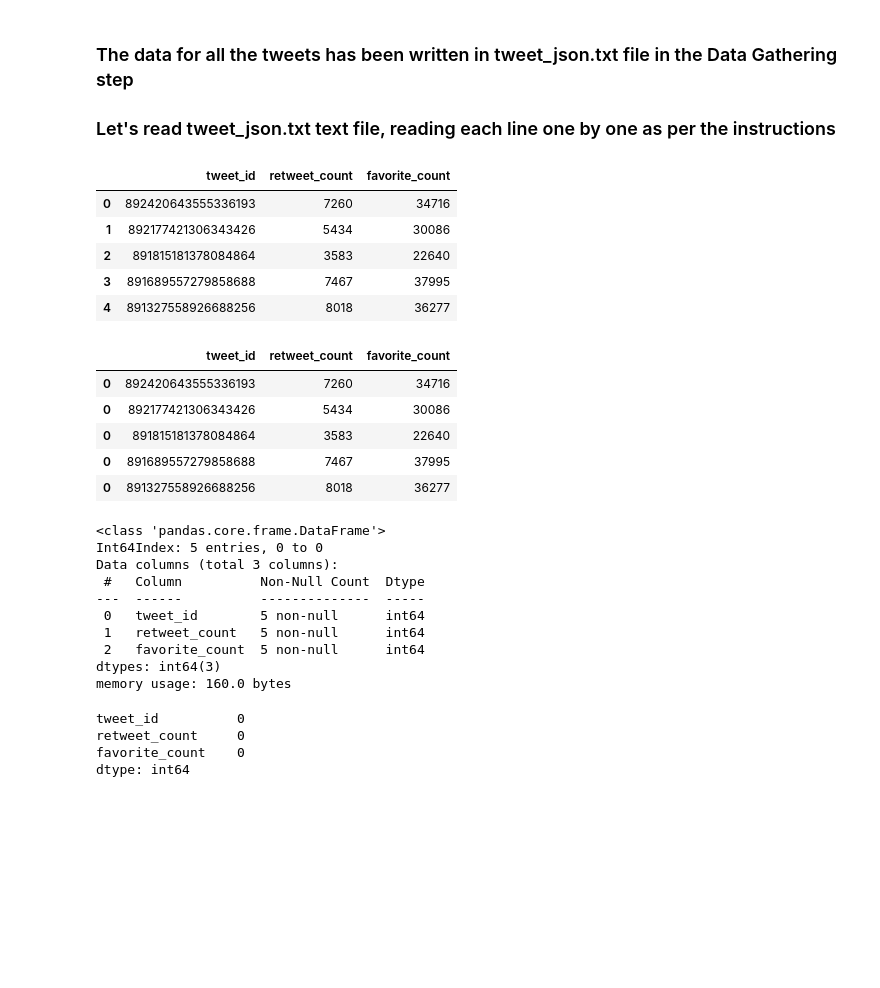
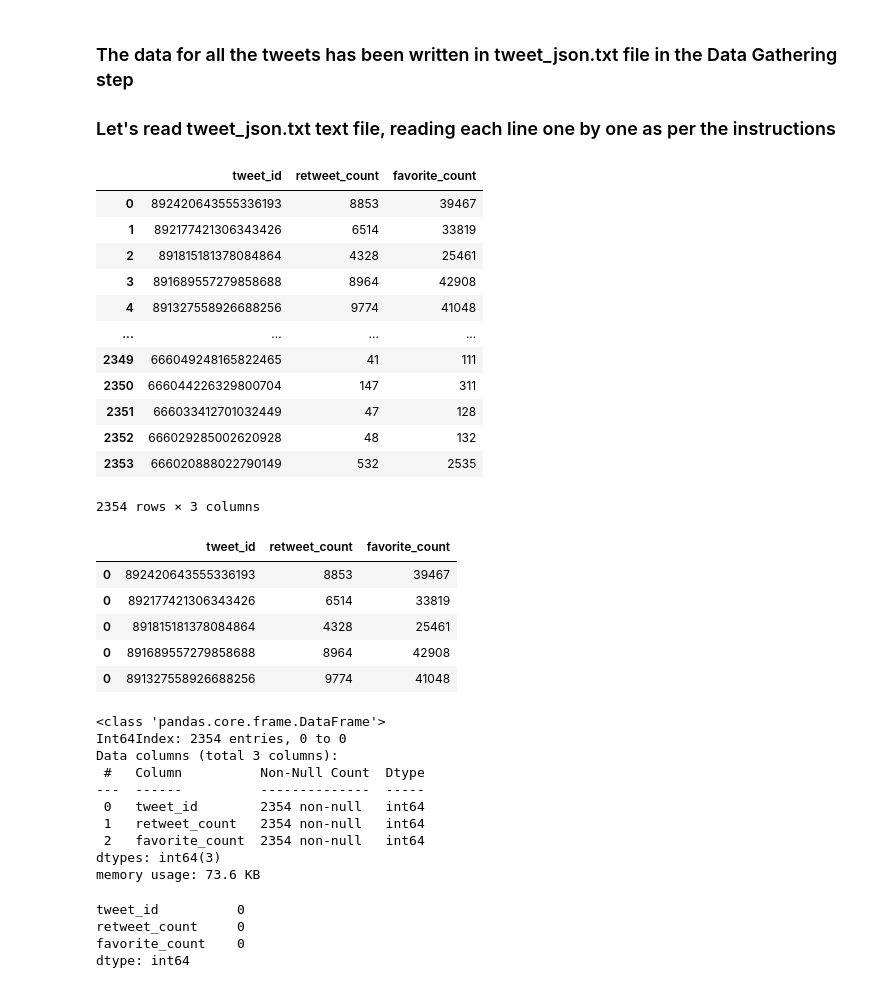
Before and after one commit to preaa/DataWrangling, a Jupyter notebook: Wrangle_act.ipynb, the cells around one changed output. Saved outputs shown, nothing was run; the diff lists cells and outputs as text; code cells hidden in the pictures; blank space fills up the shorter version.

```diff
--- a/Wrangle_act.ipynb
+++ b/Wrangle_act.ipynb
@@ -288,45 +291,52 @@ for i in wrongNames:
 # %%
 dfTweepy = pd.DataFrame()
 
-with open ('tweet_json.txt') as file:
+with open ('tweet-json.txt') as file:
     for line in file:
         status = json.loads(line)
         tweet_id = status['id']
         retweet_count = status['retweet_count']
         favorite_count = status['favorite_count']
         dfTweepy = dfTweepy.append(pd.DataFrame([[tweet_id, retweet_count, favorite_count]],
                         columns = ['tweet_id', 'retweet_count', \
                                    'favorite_count']))
 dfTweepy.reset_index(drop=True)
 # %% [output]
 |  | tweet_id | retweet_count | favorite_count |
-| 0 | 892420643555336193 | 7260 | 34716 |
-| 1 | 892177421306343426 | 5434 | 30086 |
-| 2 | 891815181378084864 | 3583 | 22640 |
-| 3 | 891689557279858688 | 7467 | 37995 |
-| 4 | 891327558926688256 | 8018 | 36277 |
+| 0 | 892420643555336193 | 8853 | 39467 |
+| 1 | 892177421306343426 | 6514 | 33819 |
+| 2 | 891815181378084864 | 4328 | 25461 |
+| 3 | 891689557279858688 | 8964 | 42908 |
+| 4 | 891327558926688256 | 9774 | 41048 |
+| ... | ... | ... | ... |
+| 2349 | 666049248165822465 | 41 | 111 |
+| 2350 | 666044226329800704 | 147 | 311 |
+| 2351 | 666033412701032449 | 47 | 128 |
+| 2352 | 666029285002620928 | 48 | 132 |
+| 2353 | 666020888022790149 | 532 | 2535 |
+2354 rows × 3 columns
 # %%
 dfTweepy.head(5)
 # %% [output]
 |  | tweet_id | retweet_count | favorite_count |
-| 0 | 892420643555336193 | 7260 | 34716 |
-| 0 | 892177421306343426 | 5434 | 30086 |
-| 0 | 891815181378084864 | 3583 | 22640 |
-| 0 | 891689557279858688 | 7467 | 37995 |
-| 0 | 891327558926688256 | 8018 | 36277 |
+| 0 | 892420643555336193 | 8853 | 39467 |
+| 0 | 892177421306343426 | 6514 | 33819 |
+| 0 | 891815181378084864 | 4328 | 25461 |
+| 0 | 891689557279858688 | 8964 | 42908 |
+| 0 | 891327558926688256 | 9774 | 41048 |
 # %%
 dfTweepy.info()
 # %% [output]
 <class 'pandas.core.frame.DataFrame'>
-Int64Index: 5 entries, 0 to 0
+Int64Index: 2354 entries, 0 to 0
 Data columns (total 3 columns):
  #   Column          Non-Null Count  Dtype
 ---  ------          --------------  -----
- 0   tweet_id        5 non-null      int64
- 1   retweet_count   5 non-null      int64
- 2   favorite_count  5 non-null      int64
+ 0   tweet_id        2354 non-null   int64
+ 1   retweet_count   2354 non-null   int64
+ 2   favorite_count  2354 non-null   int64
 dtypes: int64(3)
-memory usage: 160.0 bytes
+memory usage: 73.6 KB
 # %%
 dfTweepy.isnull().sum()
 # %% [output]
```
Also changed, not shown: parts of 17 cells of this notebook.
